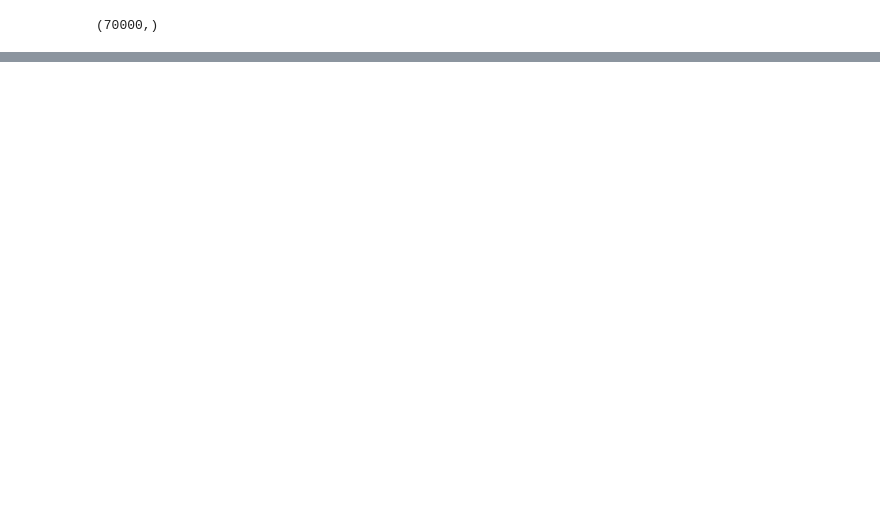
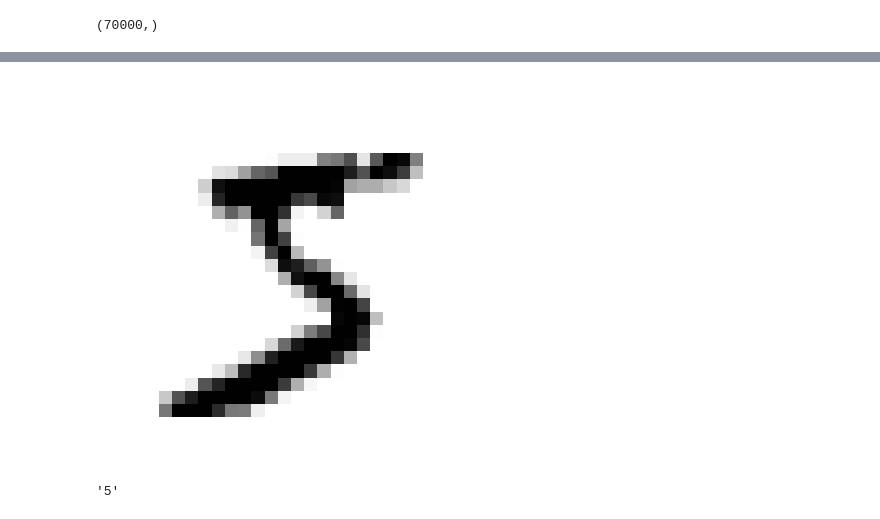
Before and after one commit to thousandoaks/ML4DS301, a Jupyter notebook: labs/Benchmarking_Binary_Classifiers_Lab.ipynb, the cells around one changed output, grey strips where cells are left out. Saved outputs shown, nothing was run; the diff lists cells and outputs as text; code cells hidden in the pictures; blank space fills up the shorter version.

```diff
--- a/labs/Benchmarking_Binary_Classifiers_Lab.ipynb
+++ b/labs/Benchmarking_Binary_Classifiers_Lab.ipynb
@@ -22,8 +12,0 @@ assert version.parse(sklearn.__version__) >= version.parse("1.0.1")
-# %%
-import matplotlib.pyplot as plt
-
-plt.rc('font', size=14)
-plt.rc('axes', labelsize=14, titlesize=14)
-plt.rc('legend', fontsize=14)
-plt.rc('xtick', labelsize=10)
-plt.rc('ytick', labelsize=10)
@@ -205,25 +55,0 @@ array([[15929,    11],
-# %%
-# Change figure size and increase dpi for better resolution
-plt.figure(figsize=(6,6), dpi=100)
-# Scale up the size of all text
-sns.set(font_scale = 1.1)
-
-# Plot Confusion Matrix using Seaborn heatmap()
-# Parameters:
-# first param - confusion matrix in array format
-# annot = True: show the numbers in each heatmap cell
-# fmt = 'd': show numbers as integers.
-ax = sns.heatmap(cm_forest, annot=True, fmt='d',cbar=False,cmap="crest" )
-
-# set x-axis label and ticks.
-ax.set_xlabel("Predicted", fontsize=14, labelpad=20)
-ax.xaxis.set_ticklabels(['Negative', 'Positive'])
-
-# set y-axis label and ticks
-ax.set_ylabel("Actual", fontsize=14, labelpad=20)
-ax.yaxis.set_ticklabels(['Negative', 'Positive'])
-
-# set plot title
-ax.set_title("Confusion Matrix for the 5-digit random forest-based classification system", fontsize=14, pad=20)
-
-plt.show()
@@ -276,0 +63,11 @@ plt.show()
+# %%
+some_digit = X[0]
+plot_digit(some_digit)
+plt.show()
+# %% [output]
+[figure, added]
+# %%
+# Let's check if the image corresponds with the number 5
+y[0]
+# %% [output]
+'5'
```
Also changed, not shown: parts of 79 cells of this notebook.
